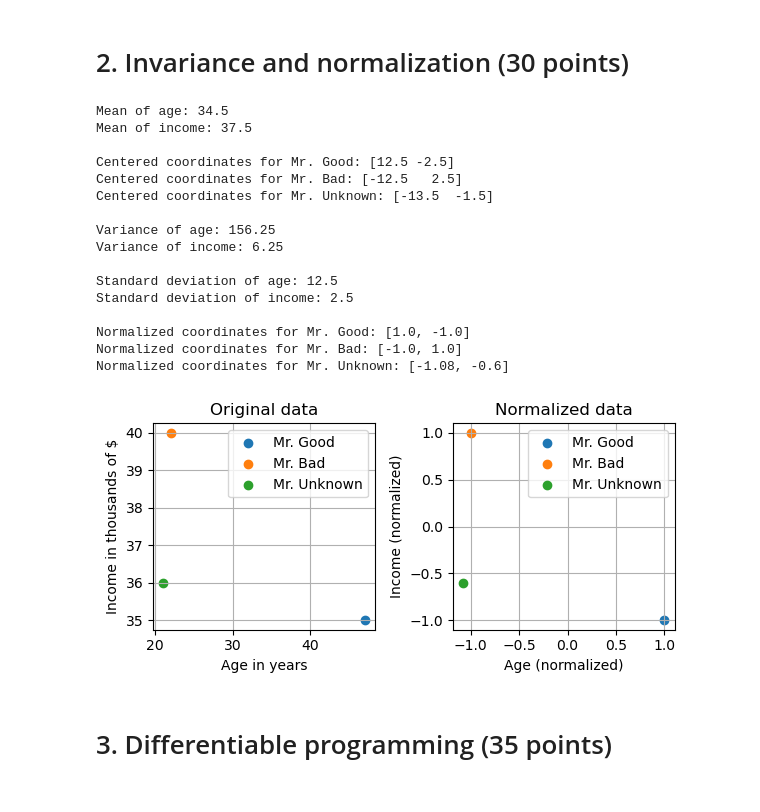
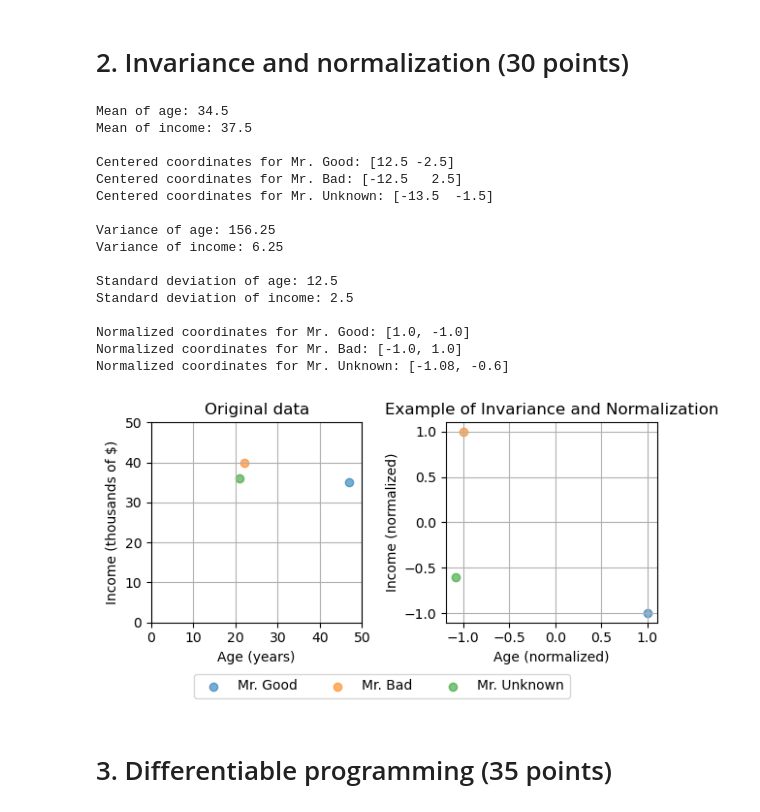
Before and after one commit to henrikdchristensen/DIKU-MLA-A5-Classification-and-DifferentiableProgramming, a Jupyter notebook: notebook.ipynb, the cells around one changed output. Saved outputs shown, nothing was run; the diff lists cells and outputs as text; code cells hidden in the pictures.

Commit message:
change colors of plot

```diff
--- a/notebook.ipynb
+++ b/notebook.ipynb
@@ -230,43 +269,48 @@ fig, ax = plt.subplots(1, 2, figsize=(6, 3))
 
 # Original data plot
 for key, value in data.items():
-    ax[0].scatter(value[0], value[1], label=key)
+    ax[0].scatter(value[0], value[1], label=key, alpha=0.6)
 ax[0].set_title("Original data")
-ax[0].set_xlabel("Age in years")
-ax[0].set_ylabel("Income in thousands of $")
+ax[0].set_xlabel("Age (years)")
+ax[0].set_ylabel("Income (thousands of $)")
 ax[0].grid(True)
-ax[0].legend()
+ax[0].set_xlim(0, 50)
+ax[0].set_ylim(0, 50)
 
 # Normalized data plot
 for key, value in normalized_data.items():
-    ax[1].scatter(value[0], value[1], label=key)
+    ax[1].scatter(value[0], value[1], label=key, alpha=0.6)
 ax[1].set_title("Normalized data")
 ax[1].set_xlabel("Age (normalized)")
 ax[1].set_ylabel("Income (normalized)")
 ax[1].grid(True)
-ax[1].legend()
 
+# Add a single legend for the entire figure
+handles, labels = ax[0].get_legend_handles_labels()
+fig.legend(handles, labels, loc='upper center', bbox_to_anchor=(0.5, 0.04), ncol=3)
+
+plt.title("Example of Invariance and Normalization")
 plt.tight_layout()
 plt.savefig('output/invariance_and_normalization.png')
 plt.show()
 # %% [output]
 Mean of age: 34.5
 Mean of income: 37.5
 
 Centered coordinates for Mr. Good: [12.5 -2.5]
 Centered coordinates for Mr. Bad: [-12.5   2.5]
 Centered coordinates for Mr. Unknown: [-13.5  -1.5]
 
 Variance of age: 156.25
 Variance of income: 6.25
 
 Standard deviation of age: 12.5
 Standard deviation of income: 2.5
 
 Normalized coordinates for Mr. Good: [1.0, -1.0]
 Normalized coordinates for Mr. Bad: [-1.0, 1.0]
 Normalized coordinates for Mr. Unknown: [-1.08, -0.6]
-[figure, old version]
+[figure, new version]
 # %% [markdown]
 # 3. Differentiable programming (35 points)
 # %%
```
Also changed, not shown: parts of 5 cells of this notebook, 7 other files.
